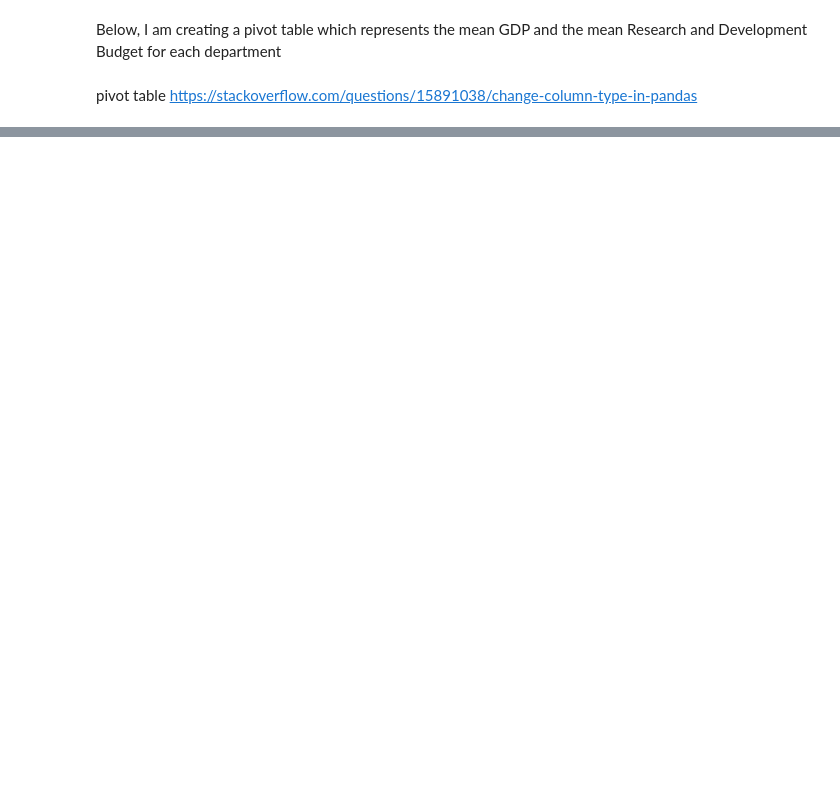
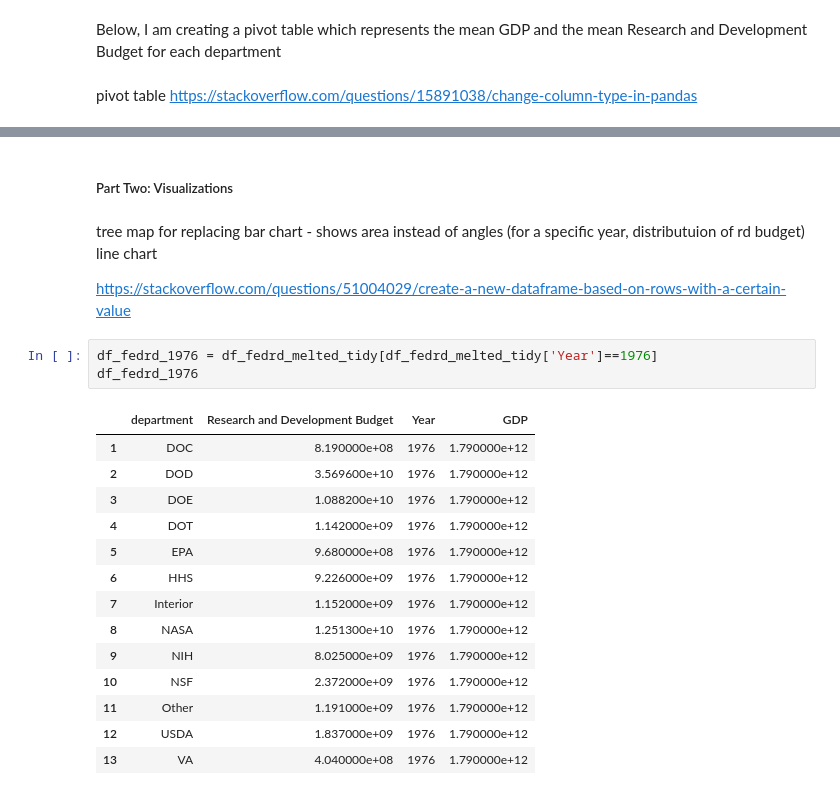
Before and after one commit to julia-dunn/DUNN-Python-Portfolio, a Jupyter notebook: TidyData-Project/main.ipynb, the cells around one changed output, grey strips where cells are left out. Cells and saved outputs as stored; diff of their text form; blank space fills up the shorter version.

```diff
--- a/TidyData-Project/main.ipynb
+++ b/TidyData-Project/main.ipynb
@@ -122,3 +114,28 @@ pivot_table_gdp_rdbudget
 | Other | 9.175119e+12 | 1.494762e+09 |
 | USDA | 9.175119e+12 | 2.380810e+09 |
 | VA | 9.175119e+12 | 7.338810e+08 |
+# %% [markdown]
+##### Part Two: Visualizations
+# %% [markdown]
+tree map for replacing bar chart - shows area instead of angles (for a specific year, distributuion of rd budget)
+line chart
+
+https://stackoverflow.com/questions/51004029/create-a-new-dataframe-based-on-rows-with-a-certain-value
+# %%
+df_fedrd_1976 = df_fedrd_melted_tidy[df_fedrd_melted_tidy['Year']==1976]
+df_fedrd_1976
+# %% [output]
+|  | department | Research and Development Budget | Year | GDP |
+| 1 | DOC | 8.190000e+08 | 1976 | 1.790000e+12 |
+| 2 | DOD | 3.569600e+10 | 1976 | 1.790000e+12 |
+| 3 | DOE | 1.088200e+10 | 1976 | 1.790000e+12 |
+| 4 | DOT | 1.142000e+09 | 1976 | 1.790000e+12 |
+| 5 | EPA | 9.680000e+08 | 1976 | 1.790000e+12 |
+| 6 | HHS | 9.226000e+09 | 1976 | 1.790000e+12 |
+| 7 | Interior | 1.152000e+09 | 1976 | 1.790000e+12 |
+| 8 | NASA | 1.251300e+10 | 1976 | 1.790000e+12 |
+| 9 | NIH | 8.025000e+09 | 1976 | 1.790000e+12 |
+| 10 | NSF | 2.372000e+09 | 1976 | 1.790000e+12 |
+| 11 | Other | 1.191000e+09 | 1976 | 1.790000e+12 |
+| 12 | USDA | 1.837000e+09 | 1976 | 1.790000e+12 |
+| 13 | VA | 4.040000e+08 | 1976 | 1.790000e+12 |
```
Also changed, not shown: parts of 14 cells of this notebook, 1 other file.
